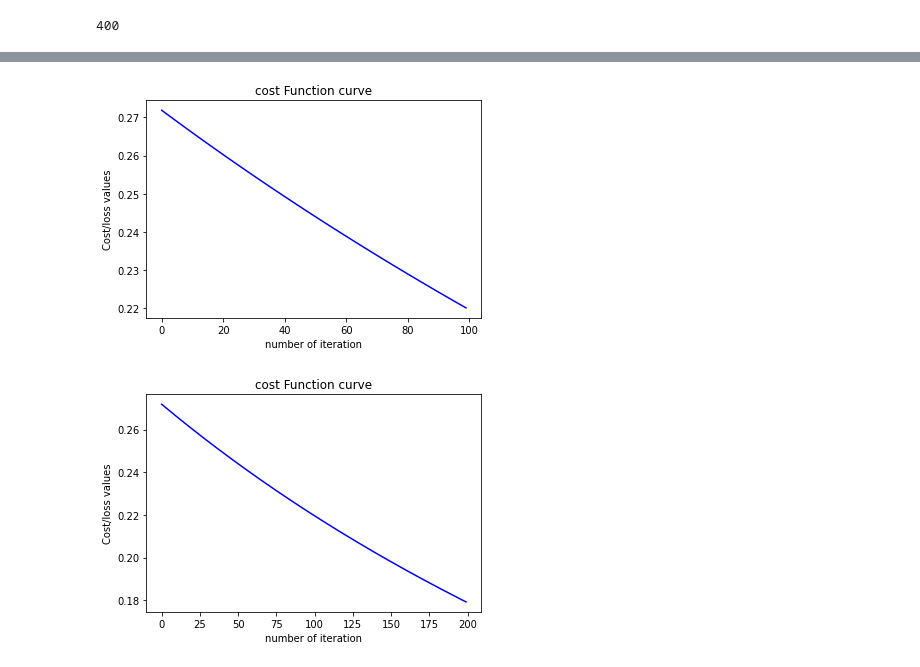
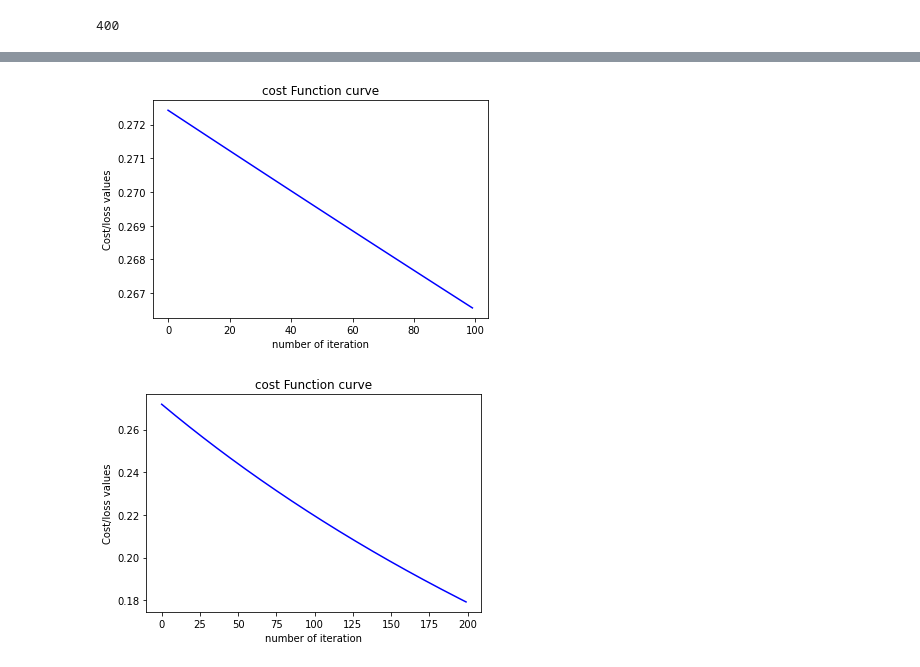
Before and after one commit to hbhalodia/Machine_learning_Algorithms, a Jupyter notebook: LinearRegression_AdmissionScorePrediction/IndividualDataset_MVLR.ipynb, the cells around one changed output, grey strips where cells are left out. Drawn from its saved outputs; the diff is of its cells as text; code cells hidden in the pictures.

Commit message:
Done the Admission prediction model training

```diff
--- a/LinearRegression_AdmissionScorePrediction/IndividualDataset_MVLR.ipynb
+++ b/LinearRegression_AdmissionScorePrediction/IndividualDataset_MVLR.ipynb
@@ -230,11 +260,11 @@ def training(x1,x2,x3,x4,x5,x6,x7,y,alpha,iters):
 
     return theta_array
 # %%
-alpha = 0.001
+alpha = 0.0001
 iters = 100
-theta_array = training(X_norm[:,0:1],X_norm[:,1:2],X_norm[:,2:3],X_norm[:,3:4],X_norm[:,4:5],X_norm[:,5:6],X_norm[:,6:7],Y,alpha,iters)
+theta_array1 = training(X_norm[:,0:1],X_norm[:,1:2],X_norm[:,2:3],X_norm[:,3:4],X_norm[:,4:5],X_norm[:,5:6],X_norm[:,6:7],Y,alpha,iters)
 # %% [output]
-[figure, old version]
+[figure, new version]
 # %%
 alpha = 0.001
 iters = 200
```
Also changed, not shown: parts of 18 cells of this notebook.
